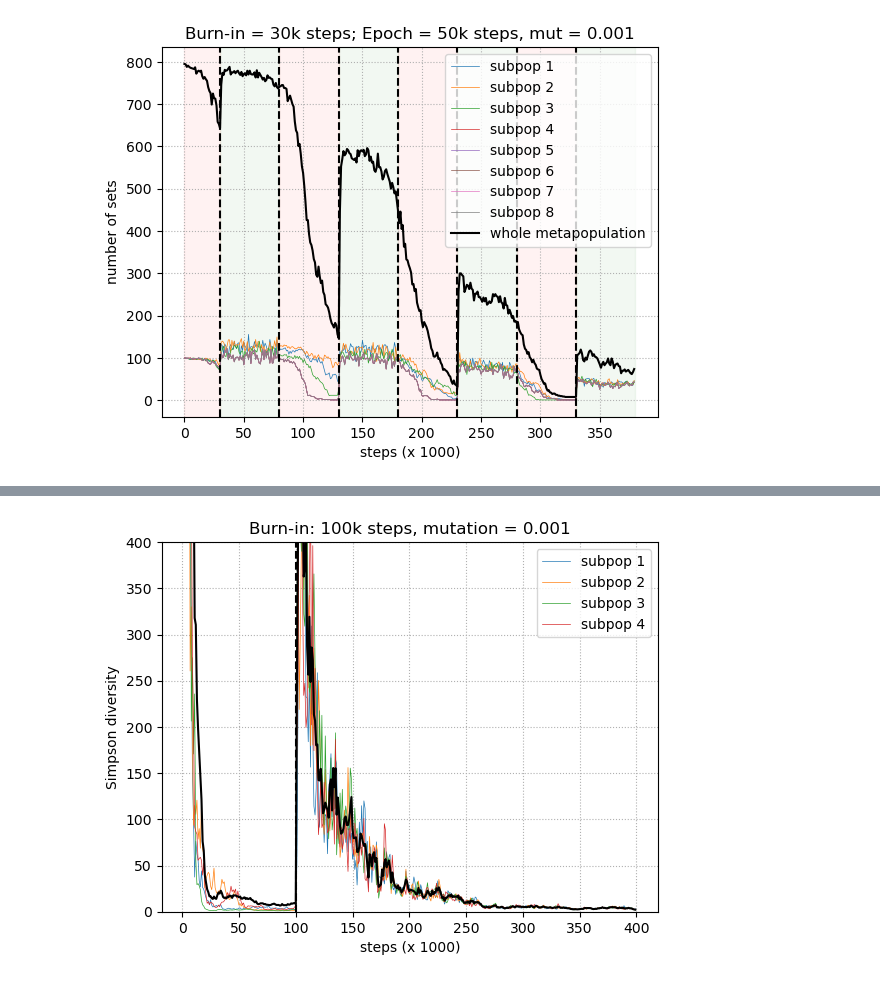
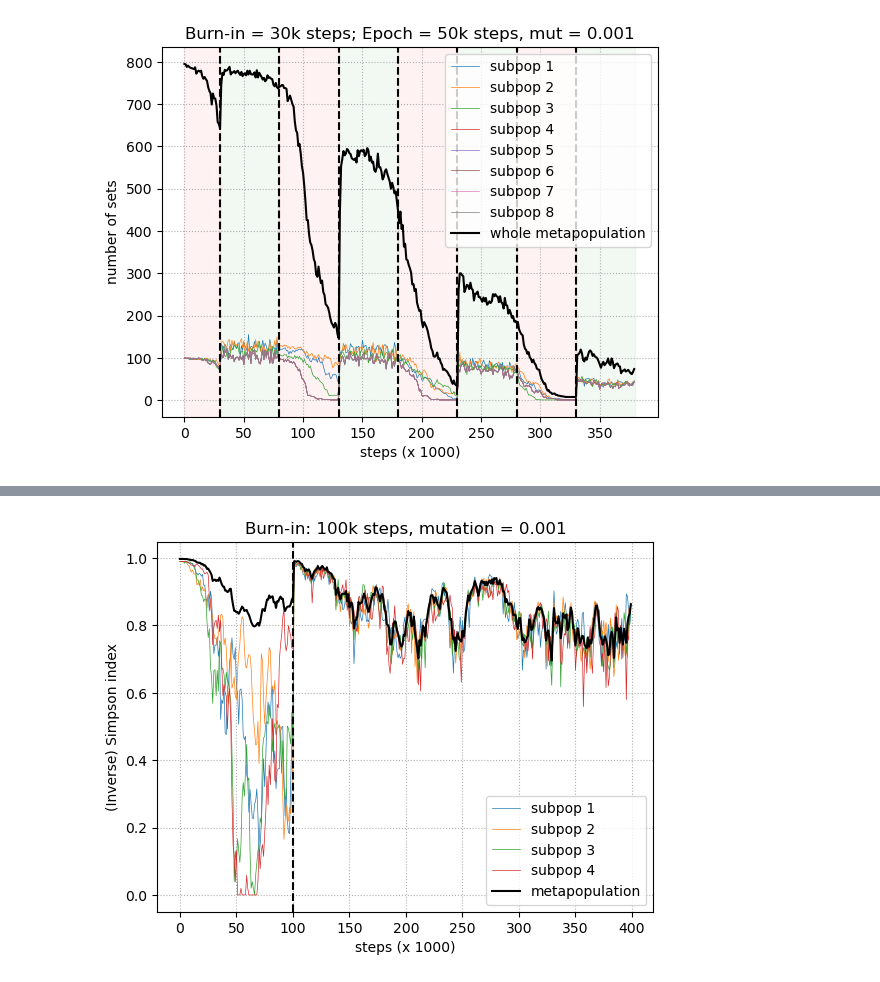
Before and after one commit to mtomasini/MetapopulationsPython, a Jupyter notebook: exploration.ipynb, the cells around one changed output, grey strips where cells are left out. Cells and saved outputs as stored; diff of their text form; code cells hidden in the pictures.

Commit message:
Added proper Simpson and modified Shannon

```diff
--- a/exploration.ipynb
+++ b/exploration.ipynb
@@ -1017,16 +1017,16 @@ The current number of sets in pop 3 is 6
 # %%
-plt.plot(range(int((burn_in + simulation_time) / 1000)), counts_pop_1, linewidth=0.5)
-plt.plot(range(int((burn_in + simulation_time) / 1000)), counts_pop_2, linewidth=0.5)
-plt.plot(range(int((burn_in + simulation_time) / 1000)), counts_pop_3, linewidth=0.5)
-plt.plot(range(int((burn_in + simulation_time) / 1000)), counts_pop_4, linewidth=0.5)
-plt.plot(range(int((burn_in + simulation_time) / 1000)), np.array(counts_metapop), linewidth=1.5, color="black")
+plt.plot(range(int((burn_in + simulation_time) / 1000)), 1 - np.array(counts_pop_1), linewidth=0.5)
+plt.plot(range(int((burn_in + simulation_time) / 1000)), 1 - np.array(counts_pop_2), linewidth=0.5)
+plt.plot(range(int((burn_in + simulation_time) / 1000)), 1 - np.array(counts_pop_3), linewidth=0.5)
+plt.plot(range(int((burn_in + simulation_time) / 1000)), 1 - np.array(counts_pop_4), linewidth=0.5)
+plt.plot(range(int((burn_in + simulation_time) / 1000)), 1 - np.array(counts_metapop), linewidth=1.5, color="black")
 plt.axvline(x = burn_in/1000, linestyle="--", color = "black")
 plt.grid(linestyle=":")
 plt.xlabel("steps (x 1000)")
-plt.ylabel("Simpson diversity")
-plt.ylim(0, 400)
-plt.legend(["subpop 1", "subpop 2", "subpop 3", "subpop 4"])
+plt.ylabel("(Inverse) Simpson index")
+#plt.ylim(0, 400)
+plt.legend(["subpop 1", "subpop 2", "subpop 3", "subpop 4", "metapopulation"])
 plt.title(f"Burn-in: {int(burn_in/1000)}k steps, mutation = 0.001")
 plt.savefig("simpson_neutral_test.png")
 # %% [output]
-[figure, old version]
+[figure, new version]
```
Also changed, not shown: parts of 2 cells of this notebook, 3 other files.
